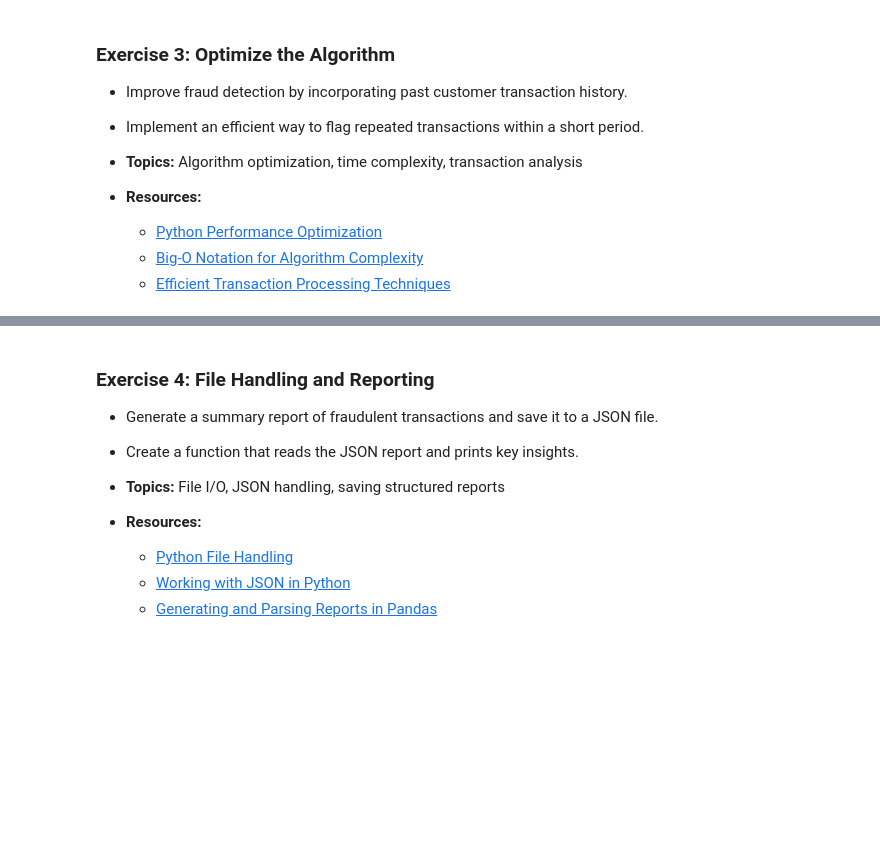
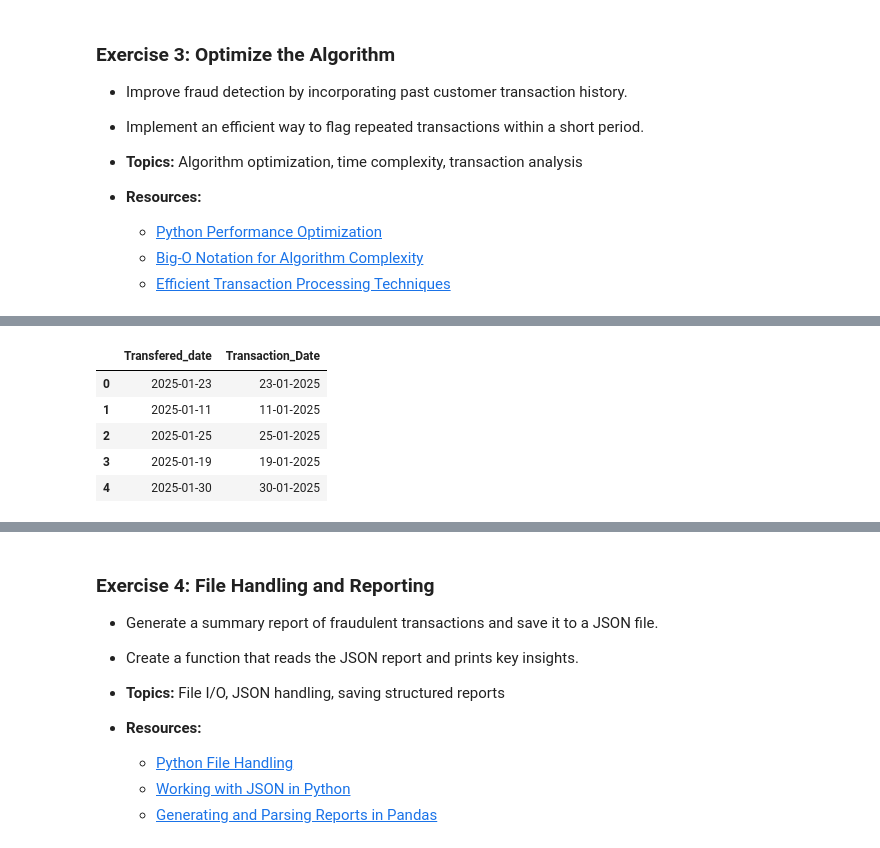
Before and after one commit to xinyiw113/Exercice_Basic_Python, a Jupyter notebook: EX.ipynb, the cells around one changed output, grey strips where cells are left out. Cells and saved outputs as stored; diff of their text form; code cells hidden in the pictures; blank space fills up the shorter version.

```diff
--- a/EX.ipynb
+++ b/EX.ipynb
@@ -128,0 +142,12 @@ df_4[["AccountID","AccountID(only number)"]]
+# %%
+from datetime import datetime
+
+df_5["Transfered_date"] = df_5["Transaction_Date"].apply(lambda x: datetime.strptime(x,"%d-%m-%Y"))
+df_5[["Transfered_date","Transaction_Date"]].head()
+# %% [output]
+|  | Transfered_date | Transaction_Date |
+| 0 | 2025-01-23 | 23-01-2025 |
+| 1 | 2025-01-11 | 11-01-2025 |
+| 2 | 2025-01-25 | 25-01-2025 |
+| 3 | 2025-01-19 | 19-01-2025 |
+| 4 | 2025-01-30 | 30-01-2025 |
```
Also changed, not shown: parts of 6 cells of this notebook.
